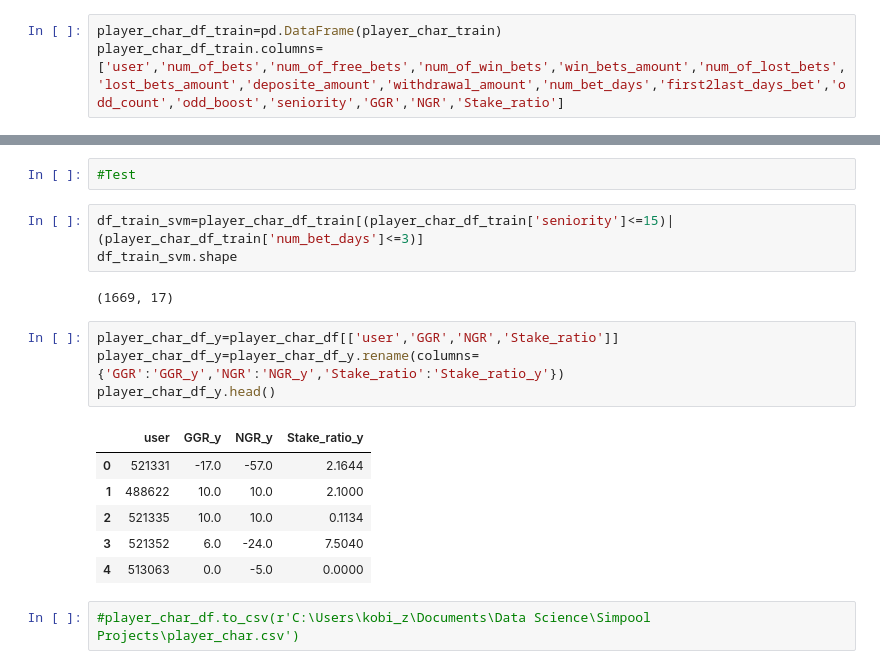
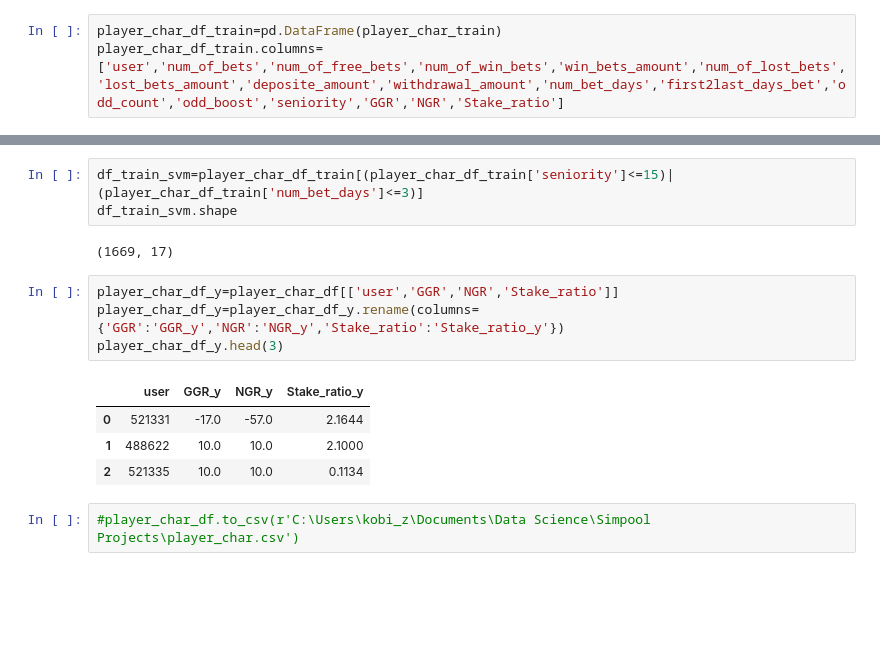
Before and after one commit to KobiZohar/MachineLearning, a Jupyter notebook: LTV Prediction model.ipynb, the cells around one changed output, grey strips where cells are left out. Saved outputs shown, nothing was run; the diff lists cells and outputs as text; blank space fills up the shorter version.

```diff
--- a/LTV Prediction model.ipynb
+++ b/LTV Prediction model.ipynb
@@ -229,5 +168,3 @@ Freq: D, Name: win_or_lose_amount, dtype: float64
-# %%
-#Test
 # %%
 df_train_svm=player_char_df_train[(player_char_df_train['seniority']<=15)|(player_char_df_train['num_bet_days']<=3)]
 df_train_svm.shape
@@ -236,14 +173,12 @@ df_train_svm.shape
 # %%
 player_char_df_y=player_char_df[['user','GGR','NGR','Stake_ratio']]
 player_char_df_y=player_char_df_y.rename(columns={'GGR':'GGR_y','NGR':'NGR_y','Stake_ratio':'Stake_ratio_y'})
-player_char_df_y.head()
+player_char_df_y.head(3)
 # %% [output]
 |  | user | GGR_y | NGR_y | Stake_ratio_y |
 | 0 | 521331 | -17.0 | -57.0 | 2.1644 |
 | 1 | 488622 | 10.0 | 10.0 | 2.1000 |
 | 2 | 521335 | 10.0 | 10.0 | 0.1134 |
-| 3 | 521352 | 6.0 | -24.0 | 7.5040 |
-| 4 | 513063 | 0.0 | -5.0 | 0.0000 |
 # %%
 #player_char_df.to_csv(r'C:\Users\kobi_z\Documents\Data Science\Simpool Projects\player_char.csv')
 # %%
```
Also changed, not shown: parts of 24 cells of this notebook.
